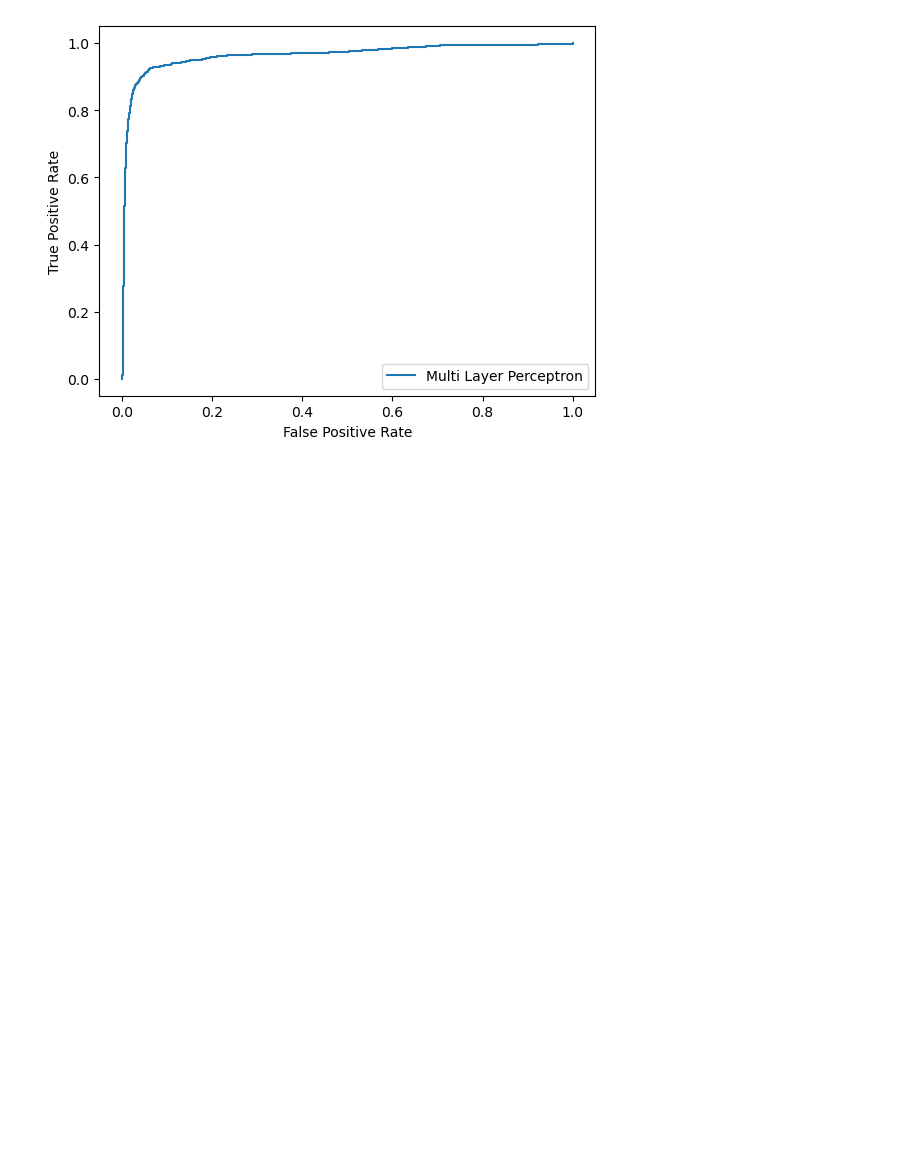
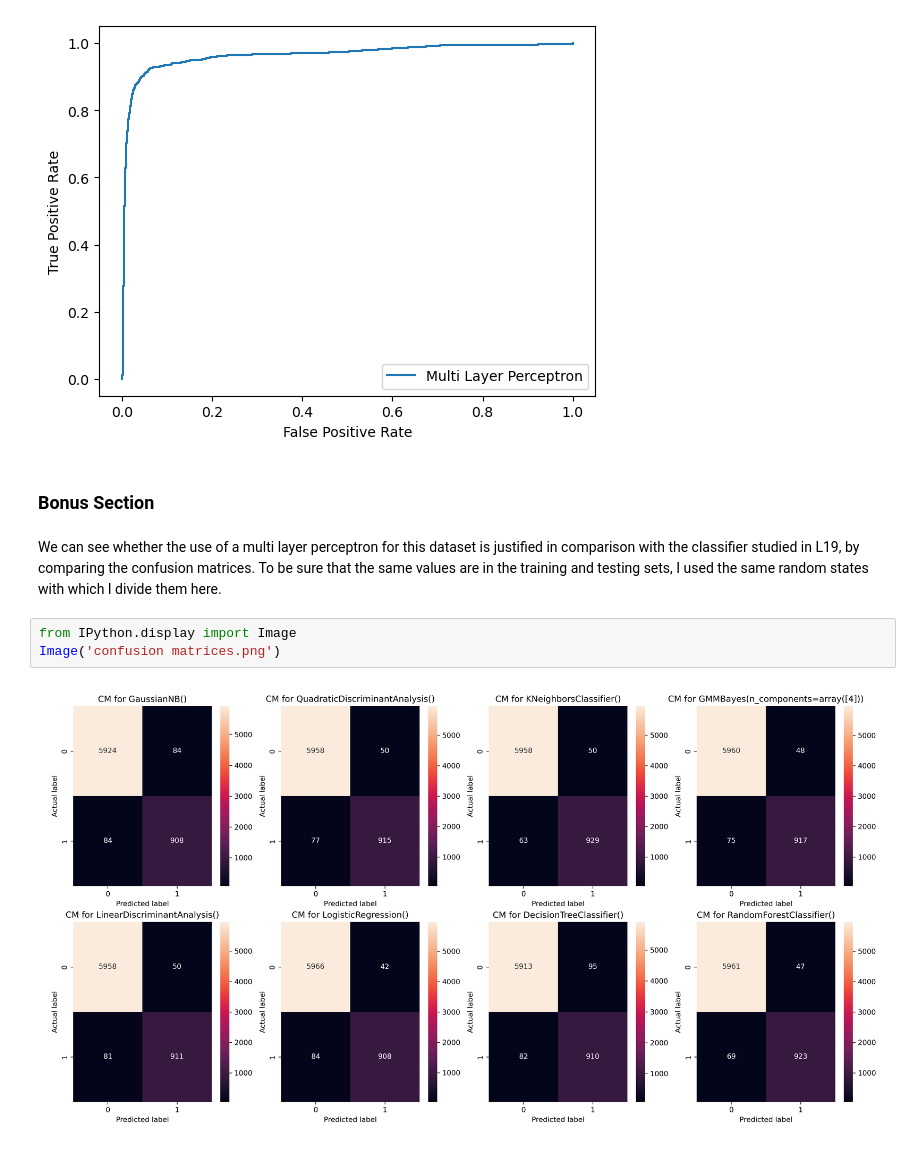
Before and after one commit to om-erika/astrostatistics_bicocca_2024, a Jupyter notebook: exam/L22_galaxy_vs_qso_mlp.ipynb, the cells around one changed output. Drawn from its saved outputs; the diff is of its cells as text; blank space fills up the shorter version.

```diff
--- a/exam/L22_galaxy_vs_qso_mlp.ipynb
+++ b/exam/L22_galaxy_vs_qso_mlp.ipynb
@@ -377,3 +400,12 @@ RocCurveDisplay(fpr=fpr, tpr=tpr, estimator_name = 'Multi Layer Perceptron').plo
 # %% [output]
 219/219 ━━━━━━━━━━━━━━━━━━━━ 0s 1ms/step
 [figure]
+# %% [markdown]
+### Bonus Section
+# %% [markdown]
+We can see whether the use of a multi layer perceptron for this dataset is justified in comparison with the classifier studied in L19, by comparing the confusion matrices. To be sure that the same values are in the training and testing sets, I used the same random states with which I divide them here.
+# %%
+from IPython.display import Image
+Image('confusion matrices.png')
+# %% [output]
+[figure, added]
```
Also changed, not shown: parts of 2 cells of this notebook, 1 other file.
